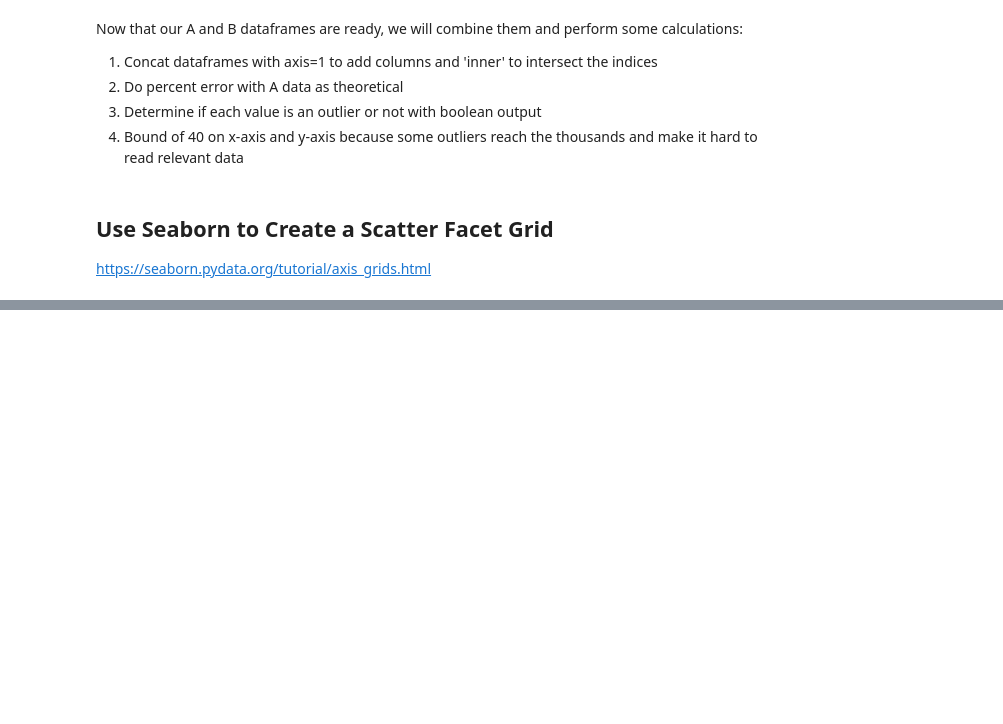
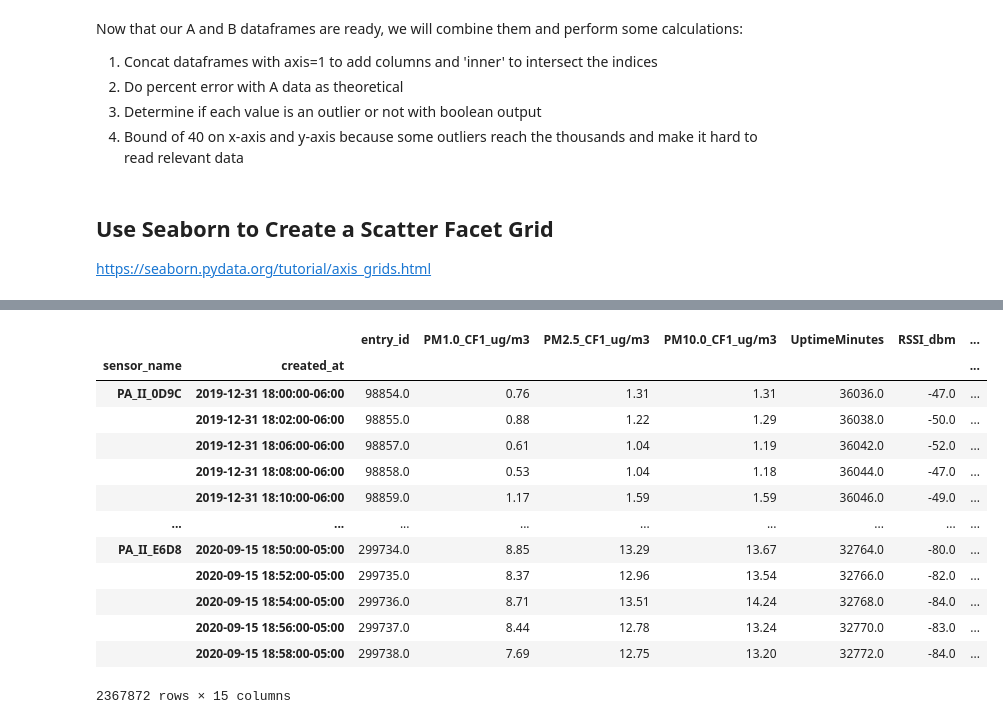
Before and after one commit to intelligent-environments-lab/bleed-orange-measure-purple, a Jupyter notebook: notebooks/3.1-cjl-visual-channel-agreement.ipynb, the cells around one changed output, grey strips where cells are left out. Cells and saved outputs as stored; diff of their text form; code cells hidden in the pictures; blank space fills up the shorter version.

```diff
--- a/notebooks/3.1-cjl-visual-channel-agreement.ipynb
+++ b/notebooks/3.1-cjl-visual-channel-agreement.ipynb
@@ -71,0 +93,17 @@ g.map(sns.scatterplot,'Channel B PM2.5 (ug/m3)','Channel A PM2.5 (ug/m3)')
+# %%
+dat_marked
+# %% [output]
+|  |  | entry_id | PM1.0_CF1_ug/m3 | PM2.5_CF1_ug/m3 | PM10.0_CF1_ug/m3 | UptimeMinutes | RSSI_dbm | ... |
+| sensor_name | created_at |  |  |  |  |  |  | ... |
+| PA_II_0D9C | 2019-12-31 18:00:00-06:00 | 98854.0 | 0.76 | 1.31 | 1.31 | 36036.0 | -47.0 | ... |
+|  | 2019-12-31 18:02:00-06:00 | 98855.0 | 0.88 | 1.22 | 1.29 | 36038.0 | -50.0 | ... |
+|  | 2019-12-31 18:06:00-06:00 | 98857.0 | 0.61 | 1.04 | 1.19 | 36042.0 | -52.0 | ... |
+|  | 2019-12-31 18:08:00-06:00 | 98858.0 | 0.53 | 1.04 | 1.18 | 36044.0 | -47.0 | ... |
+|  | 2019-12-31 18:10:00-06:00 | 98859.0 | 1.17 | 1.59 | 1.59 | 36046.0 | -49.0 | ... |
+| ... | ... | ... | ... | ... | ... | ... | ... | ... |
+| PA_II_E6D8 | 2020-09-15 18:50:00-05:00 | 299734.0 | 8.85 | 13.29 | 13.67 | 32764.0 | -80.0 | ... |
+|  | 2020-09-15 18:52:00-05:00 | 299735.0 | 8.37 | 12.96 | 13.54 | 32766.0 | -82.0 | ... |
+|  | 2020-09-15 18:54:00-05:00 | 299736.0 | 8.71 | 13.51 | 14.24 | 32768.0 | -84.0 | ... |
+|  | 2020-09-15 18:56:00-05:00 | 299737.0 | 8.44 | 12.78 | 13.24 | 32770.0 | -83.0 | ... |
+|  | 2020-09-15 18:58:00-05:00 | 299738.0 | 7.69 | 12.75 | 13.20 | 32772.0 | -84.0 | ... |
+2367872 rows × 15 columns
```
Also changed, not shown: parts of 11 cells of this notebook, 1 other file.
